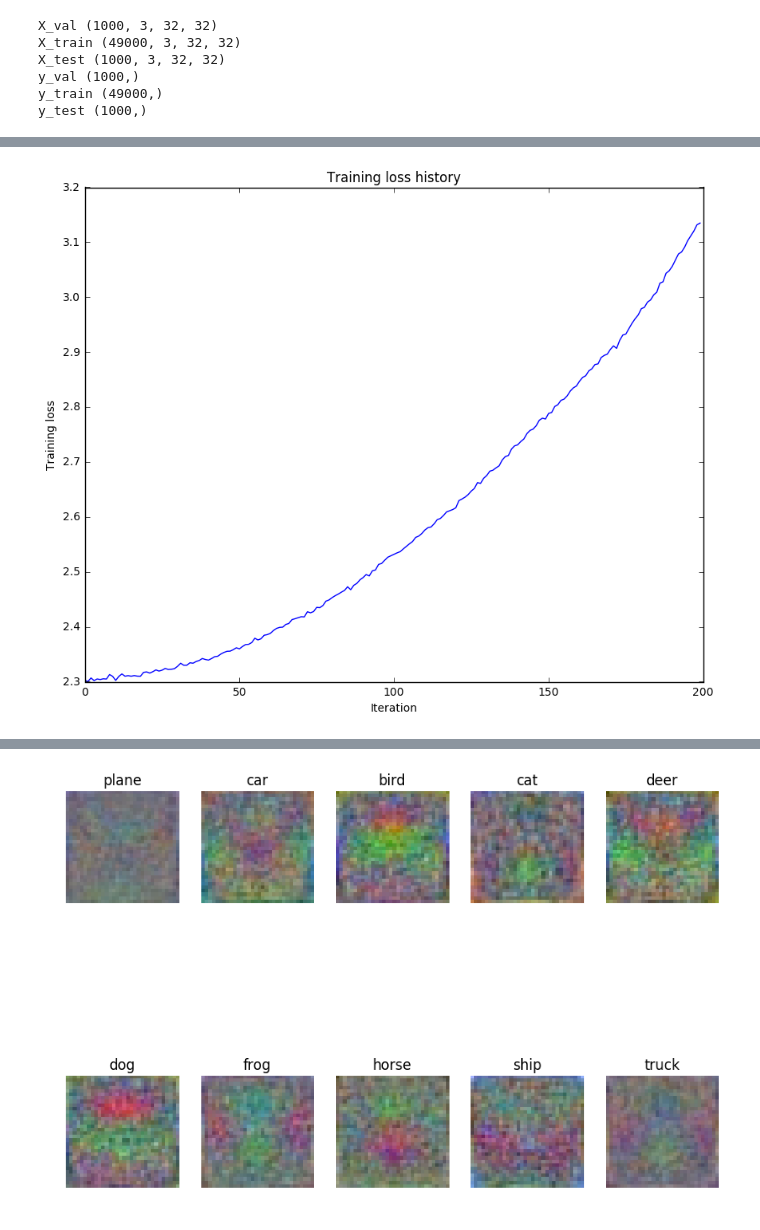
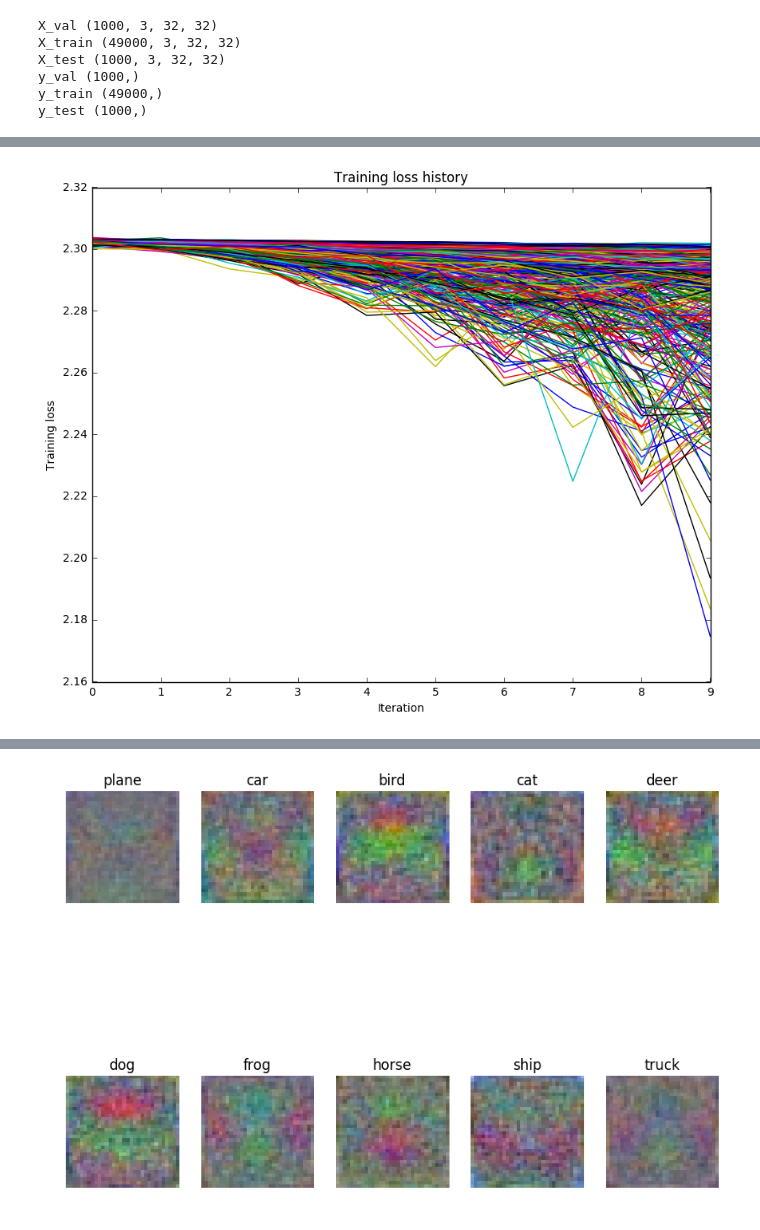
Before and after one commit to lemairecarl/cs231n_perso_2, a Jupyter notebook: FlexNet.ipynb, the cells around one changed output, grey strips where cells are left out. Cells and saved outputs as stored; diff of their text form; code cells hidden in the pictures.

```diff
--- a/FlexNet.ipynb
+++ b/FlexNet.ipynb
@@ -7,11 +7,13 @@ from cs231n.classifiers.convnet import *
 from cs231n.solver import Solver
 from cs231n.data_utils import get_CIFAR10_data
 from cs231n.sequential import *
+from cs231n import test
 import matplotlib.pyplot as plt
 %matplotlib inline
 plt.rcParams['figure.figsize'] = (10.0, 8.0) # set default size of plots
 plt.rcParams['image.interpolation'] = 'nearest'
 plt.rcParams['image.cmap'] = 'jet'
+plt.rcParams['axes.formatter.useoffset'] = False
 
 %load_ext autoreload
 %autoreload 2
@@ -44,0 +79,16 @@ y_test (1000,)
+# %%
+# Train the model a bit
+solver = Solver(model, {'X_train': X, 'y_train': y, 'X_val': X, 'y_val': y},
+                num_epochs=10, batch_size=X.shape[0],
+                update_rule='adam',
+                optim_config={
+                  'learning_rate': 10**(-2.8),
+                },
+                verbose=False, print_every=1)
+solver.train()
+print 'Train acc', solver.train_acc_history[-1], '  Loss', solver.loss_history[-1]
+plt.plot(solver.loss_history)
+plt.title('Training loss history')
+plt.xlabel('Iteration')
+plt.ylabel('Training loss')
+plt.show()
@@ -46,47 +112,59 @@ y_test (1000,)
 results = {}
 best_solver = None
 best_model = None
-best_val_acc = -1
+best_acc = -1
 # %%
 # Hyper parameter search
 
 def uniform(minv, maxv):
     return np.random.rand() * (maxv - minv) + minv
 
-batch_size = 50
-batch_shape = (batch_size,) + data['X_train'].shape[1:]
+#batch_size = 3
+#batch_shape = (batch_size,) + data['X_train'].shape[1:]
 
-for _ in range(1):
-    weight_scale = 1e-3  # 10 ** uniform(-4, -2)
-    learning_rate = 10 ** uniform(-4, -1)
+for _ in range(500):
+    weight_scale = 10 ** uniform(-4, -2)
+    learning_rate = 10 ** uniform(-4, -3)
     reg = 10 ** uniform(-4, -2)
 
-    model = Sequential(batch_shape=batch_shape, weight_scale=weight_scale, reg=reg)
-    model.add(ConvBnRelu(8))
-    model.add(Pool())
-    model.add(ConvBnRelu(8))
-    model.add(Pool())
+    model = Sequential(batch_shape=X.shape, weight_scale=1e-3, reg=reg)
+    model.add(Dense(num_neurons=10))
     model.add(Dense(num_neurons=10))
     model.build(loss=Softmax())
+    #model = Sequential(batch_shape=batch_shape, weight_scale=weight_scale, reg=reg)
+    #model.add(ConvBnRelu(8))
+    #model.add(Pool())
+    #model.add(ConvBnRelu(8))
+    #model.add(Pool())
+    #model.add(Dense(num_neurons=10))
+    #model.build(loss=Softmax())
 
-    solver = Solver(model, val_data,
-                    print_every=10, num_epochs=5, batch_size=batch_size,
-                    update_rule='adam',
-                    optim_config={
-                      'learning_rate': learning_rate,
-                    },
-                    verbose=True)
+    solver = Solver(model, {'X_train': X, 'y_train': y, 'X_val': X, 'y_val': y},
+                num_epochs=10, batch_size=X.shape[0],
+                update_rule='adam',
+                optim_config={
+                  'learning_rate': learning_rate,
+                },
+                verbose=False, print_every=1)
+    #solver = Solver(model, val_data,
+    #                print_every=10, num_epochs=5, batch_size=batch_size,
+    #                update_rule='adam',
+    #                optim_config={
+    #                  'learning_rate': learning_rate,
+    #                },
+    #                verbose=True)
     solver.train()
-    val_acc = solver.val_acc_history[-1]
+    #acc = solver.val_acc_history[-1]
+    acc = solver.train_acc_history[-1]
     final_loss = solver.loss_history[-1]
-    format_str = '{:e} {:e}  final l: {:.5f}  val acc: {}'
-    print format_str.format(reg, learning_rate, final_loss, val_acc)
-    if final_loss > 10:
+    format_str = '{:e} {:e}  final l: {:.5f}  acc: {}'
+    #print format_str.format(reg, learning_rate, final_loss, acc)
+    if np.max(solver.loss_history) > 10:
         continue
     plt.plot(solver.loss_history, '-')
-    results[(reg, learning_rate)] = val_acc
-    if val_acc > best_val_acc:
-        best_val_acc = val_acc
+    results[(reg, learning_rate, weight_scale)] = (acc, final_loss)
+    if acc > best_acc:
+        best_acc = acc
         best_solver = solver
         best_model = model
 
@@ -115,4 +176,4 @@ plt.show()
-[figure, old version]
+[figure, new version]
 # %%
 # Visualize the cross-validation results
 import math
```
Also changed, not shown: parts of 12 cells of this notebook, 4 other files.
